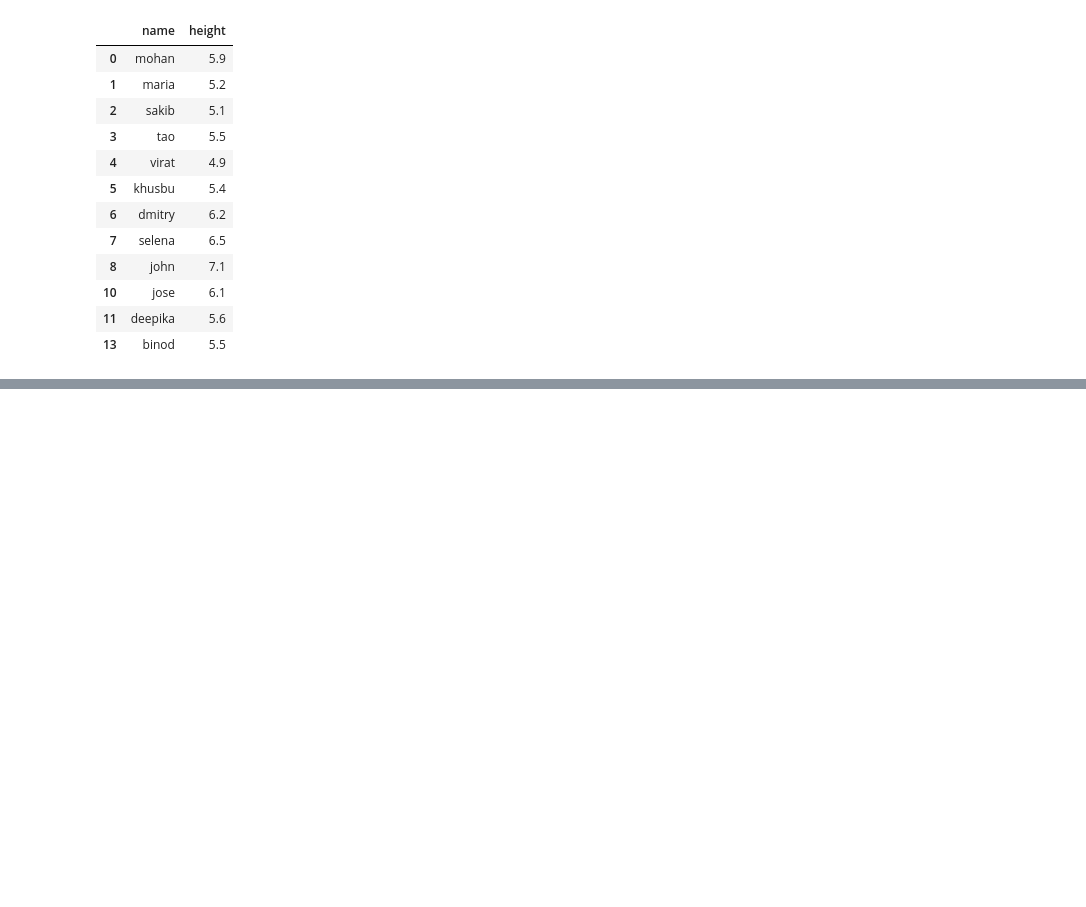
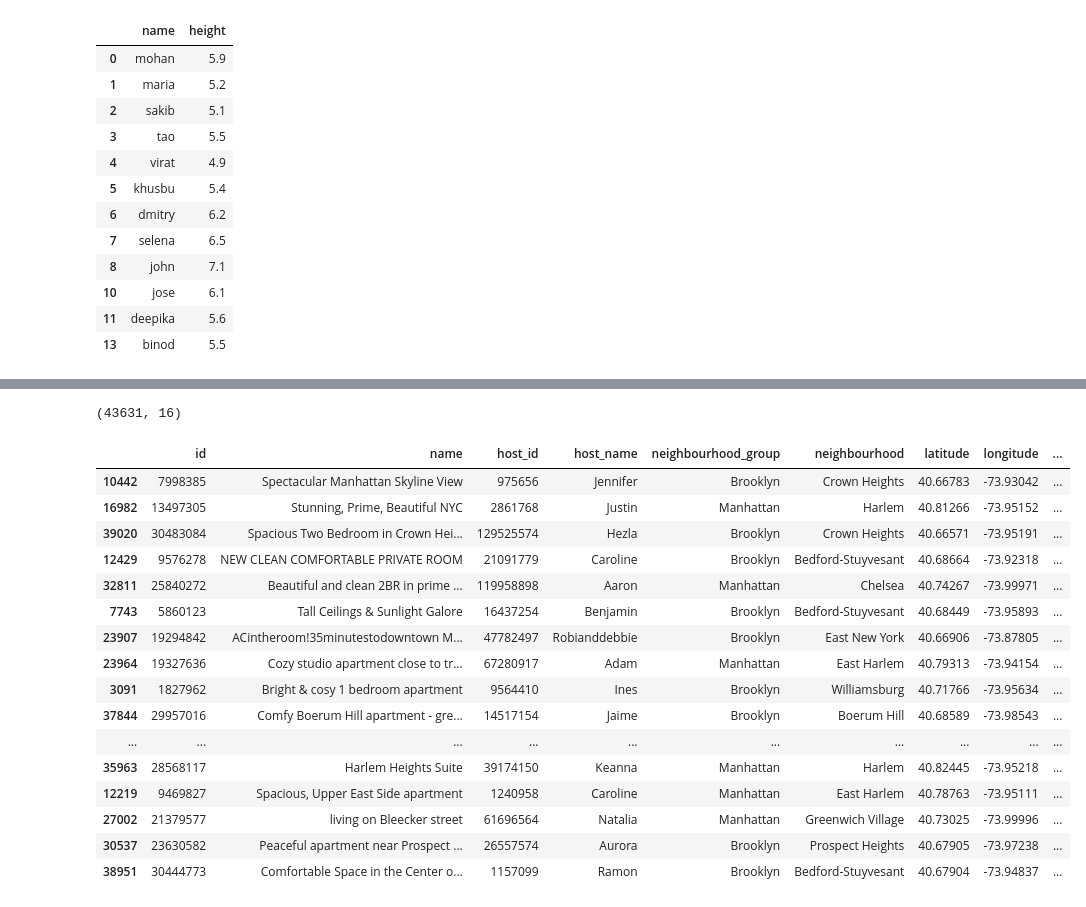
Before and after one commit to shadrack71/Machine-learning-projects, a Jupyter notebook: machine_learning.ipynb, the cells around one changed output, grey strips where cells are left out. Drawn from its saved outputs; the diff is of its cells as text; code cells hidden in the pictures; blank space fills up the shorter version.

```diff
--- a/machine_learning.ipynb
+++ b/machine_learning.ipynb
@@ -2223,0 +2316,3 @@ df1
+# %%
+df = pd.read_csv('../data/AB_NYC_2019.csv')
+df.describe()
@@ -2223,0 +2338,4 @@ df1
+# %%
+max_theshold = df.price.quantile(0.95)
+min_theshold = df.price.quantile(0.05)
+max_theshold,min_theshold
@@ -2223,0 +2376,25 @@ df1
+# %%
+df1 = df[(df.price < max_theshold) & (df.price > min_theshold)]
+df1.shape
+# %% [output]
+(43631, 16)
+# %%
+df1.sample(20)
+# %% [output]
+|  | id | name | host_id | host_name | neighbourhood_group | neighbourhood | latitude | longitude | ... |
+| 10442 | 7998385 | Spectacular Manhattan Skyline View | 975656 | Jennifer | Brooklyn | Crown Heights | 40.66783 | -73.93042 | ... |
+| 16982 | 13497305 | Stunning, Prime, Beautiful NYC | 2861768 | Justin | Manhattan | Harlem | 40.81266 | -73.95152 | ... |
+| 39020 | 30483084 | Spacious Two Bedroom in Crown Hei... | 129525574 | Hezla | Brooklyn | Crown Heights | 40.66571 | -73.95191 | ... |
+| 12429 | 9576278 | NEW CLEAN COMFORTABLE PRIVATE ROOM | 21091779 | Caroline | Brooklyn | Bedford-Stuyvesant | 40.68664 | -73.92318 | ... |
+| 32811 | 25840272 | Beautiful and clean 2BR in prime ... | 119958898 | Aaron | Manhattan | Chelsea | 40.74267 | -73.99971 | ... |
+| 7743 | 5860123 | Tall Ceilings & Sunlight Galore | 16437254 | Benjamin | Brooklyn | Bedford-Stuyvesant | 40.68449 | -73.95893 | ... |
+| 23907 | 19294842 | ACintheroom!35minutestodowntown M... | 47782497 | Robianddebbie | Brooklyn | East New York | 40.66906 | -73.87805 | ... |
+| 23964 | 19327636 | Cozy studio apartment close to tr... | 67280917 | Adam | Manhattan | East Harlem | 40.79313 | -73.94154 | ... |
+| 3091 | 1827962 | Bright & cosy 1 bedroom apartment | 9564410 | Ines | Brooklyn | Williamsburg | 40.71766 | -73.95634 | ... |
+| 37844 | 29957016 | Comfy Boerum Hill apartment - gre... | 14517154 | Jaime | Brooklyn | Boerum Hill | 40.68589 | -73.98543 | ... |
+| ... | ... | ... | ... | ... | ... | ... | ... | ... | ... |
+| 35963 | 28568117 | Harlem Heights Suite | 39174150 | Keanna | Manhattan | Harlem | 40.82445 | -73.95218 | ... |
+| 12219 | 9469827 | Spacious, Upper East Side apartment | 1240958 | Caroline | Manhattan | East Harlem | 40.78763 | -73.95111 | ... |
+| 27002 | 21379577 | living on Bleecker street | 61696564 | Natalia | Manhattan | Greenwich Village | 40.73025 | -73.99996 | ... |
+| 30537 | 23630582 | Peaceful apartment near Prospect ... | 26557574 | Aurora | Brooklyn | Prospect Heights | 40.67905 | -73.97238 | ... |
+| 38951 | 30444773 | Comfortable Space in the Center o... | 1157099 | Ramon | Brooklyn | Bedford-Stuyvesant | 40.67904 | -73.94837 | ... |
```
Also changed, not shown: parts of 14 cells of this notebook.
